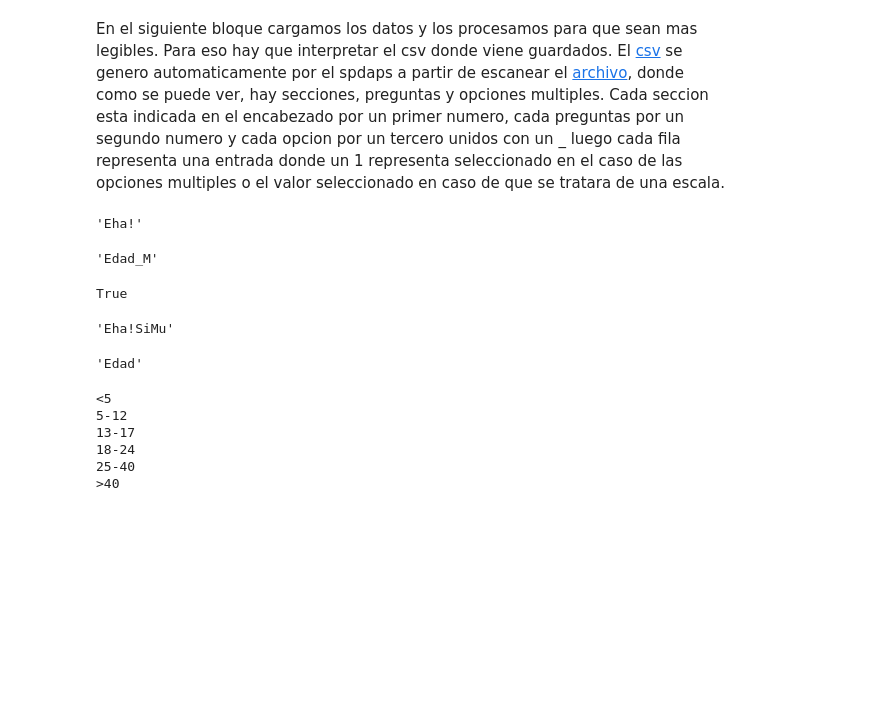
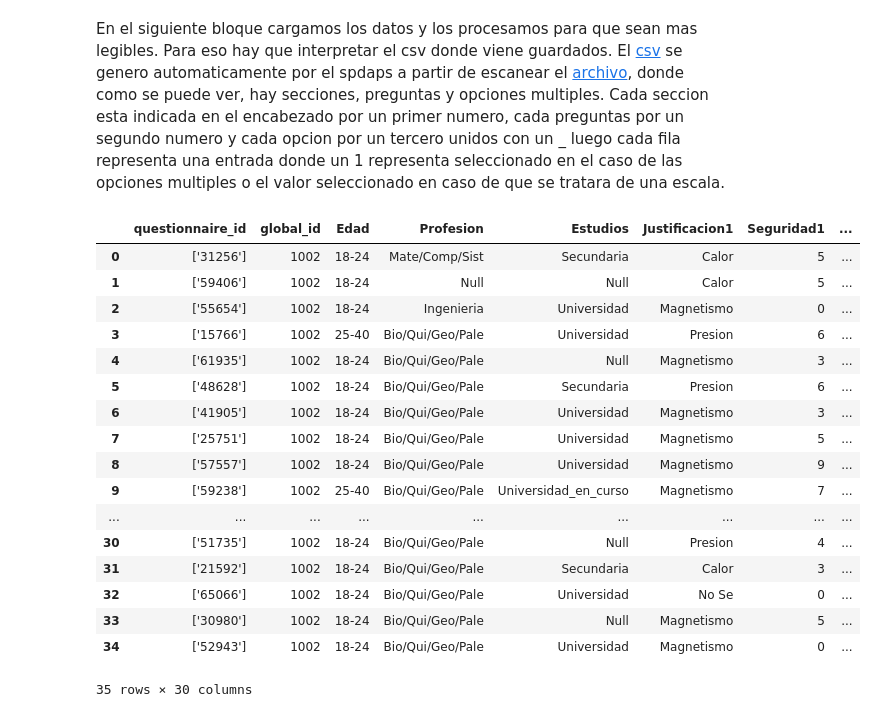
Before and after one commit to IoniUTDT/ULM, a Jupyter notebook: workinprogress/Etapa previa/PilotoFacuFadu/Fadu.ipynb, the cells around one changed output. Drawn from its saved outputs; the diff is of its cells as text; code cells hidden in the pictures; blank space fills up the shorter version.

```diff
--- a/workinprogress/Etapa previa/PilotoFacuFadu/Fadu.ipynb
+++ b/workinprogress/Etapa previa/PilotoFacuFadu/Fadu.ipynb
@@ -16,5 +23,26 @@ from IPython.display import display
 # %% [markdown]
 En el siguiente bloque cargamos los datos y los procesamos para que sean mas legibles. Para eso hay que interpretar el csv donde viene guardados. El [csv](./DataValidada_PilotoKonex.csv) se genero automaticamente por el spdaps a partir de escanear el [archivo](./questionnaire.pdf), donde como se puede ver, hay secciones, preguntas y opciones multiples. Cada seccion esta indicada en el encabezado por un primer numero, cada preguntas por un segundo numero y cada opcion por un tercero unidos con un _ luego cada fila representa una entrada donde un 1 representa seleccionado en el caso de las opciones multiples o el valor seleccionado en caso de que se tratara de una escala.
+# %%
+leerCSV.leerCSV ('./Data_Exp2.csv','Codigos.txt')
+# %% [output]
+|  | questionnaire_id | global_id | Edad | Profesion | Estudios | Justificacion1 | Seguridad1 | ... |
+| 0 | ['31256'] | 1002 | 18-24 | Mate/Comp/Sist | Secundaria | Calor | 5 | ... |
+| 1 | ['59406'] | 1002 | 18-24 | Null | Null | Calor | 5 | ... |
+| 2 | ['55654'] | 1002 | 18-24 | Ingenieria | Universidad | Magnetismo | 0 | ... |
+| 3 | ['15766'] | 1002 | 25-40 | Bio/Qui/Geo/Pale | Universidad | Presion | 6 | ... |
+| 4 | ['61935'] | 1002 | 18-24 | Bio/Qui/Geo/Pale | Null | Magnetismo | 3 | ... |
+| 5 | ['48628'] | 1002 | 18-24 | Bio/Qui/Geo/Pale | Secundaria | Presion | 6 | ... |
+| 6 | ['41905'] | 1002 | 18-24 | Bio/Qui/Geo/Pale | Universidad | Magnetismo | 3 | ... |
+| 7 | ['25751'] | 1002 | 18-24 | Bio/Qui/Geo/Pale | Universidad | Magnetismo | 5 | ... |
+| 8 | ['57557'] | 1002 | 18-24 | Bio/Qui/Geo/Pale | Universidad | Magnetismo | 9 | ... |
+| 9 | ['59238'] | 1002 | 25-40 | Bio/Qui/Geo/Pale | Universidad_en_curso | Magnetismo | 7 | ... |
+| ... | ... | ... | ... | ... | ... | ... | ... | ... |
+| 30 | ['51735'] | 1002 | 18-24 | Bio/Qui/Geo/Pale | Null | Presion | 4 | ... |
+| 31 | ['21592'] | 1002 | 18-24 | Bio/Qui/Geo/Pale | Secundaria | Calor | 3 | ... |
+| 32 | ['65066'] | 1002 | 18-24 | Bio/Qui/Geo/Pale | Universidad | No Se | 0 | ... |
+| 33 | ['30980'] | 1002 | 18-24 | Bio/Qui/Geo/Pale | Null | Magnetismo | 5 | ... |
+| 34 | ['52943'] | 1002 | 18-24 | Bio/Qui/Geo/Pale | Universidad | Magnetismo | 0 | ... |
+35 rows × 30 columns
 # %%
 data = pandas.read_csv('./Data_Exp2.csv')
 with open('Codigos.txt') as f:
@@ -36,8 +64,6 @@ for grupo in grupos:
     encabezado = grupo[0]
     multiples = False
     if encabezado[-2:] == '_M':
-        display ('Eha!')
-        display (encabezado)
         multiples=True
         encabezado = encabezado[:-2]
     inicio = grupo[1]
@@ -50,38 +76,18 @@ for grupo in grupos:
     mapeo = {x:y for x,y in zip(titulos,opciones)}
 
     if len(titulos) > 1:
-        display (multiples)
         if not multiples:
-            display ('Eha!NoMu')
-            display (encabezado)
             data[encabezado] = data[titulos].idxmax(axis=1)
             data[encabezado].replace(mapeo, inplace=True)
             data.loc[data[titulos].sum(axis=1)<1, encabezado] = 'NS/NC'
             data.loc[data[titulos].sum(axis=1)>1, encabezado] = 'Null'
         else:
-            display ('Eha!SiMu')
-            display (encabezado)
-
             data[encabezado] = [[]] * len(data)
-
             for titulo in titulos:
-                print (mapeo[titulo])
                 data[encabezado] = [x if y == 0 else x + [mapeo[titulo]] for x,y in zip(data[encabezado],data[titulo])]
     else:
         data[encabezado] = data[titulos]
     data = data.drop(titulos, 1)
-# %% [output]
-'Eha!'
-'Edad_M'
-True
-'Eha!SiMu'
-'Edad'
-<5
-5-12
-13-17
-18-24
-25-40
->40
 # %%
 # data = pandas.read_csv('./Data_Exp2.csv')
 display (data.head())
```
Also changed, not shown: parts of 2 cells of this notebook, 3 other files.
